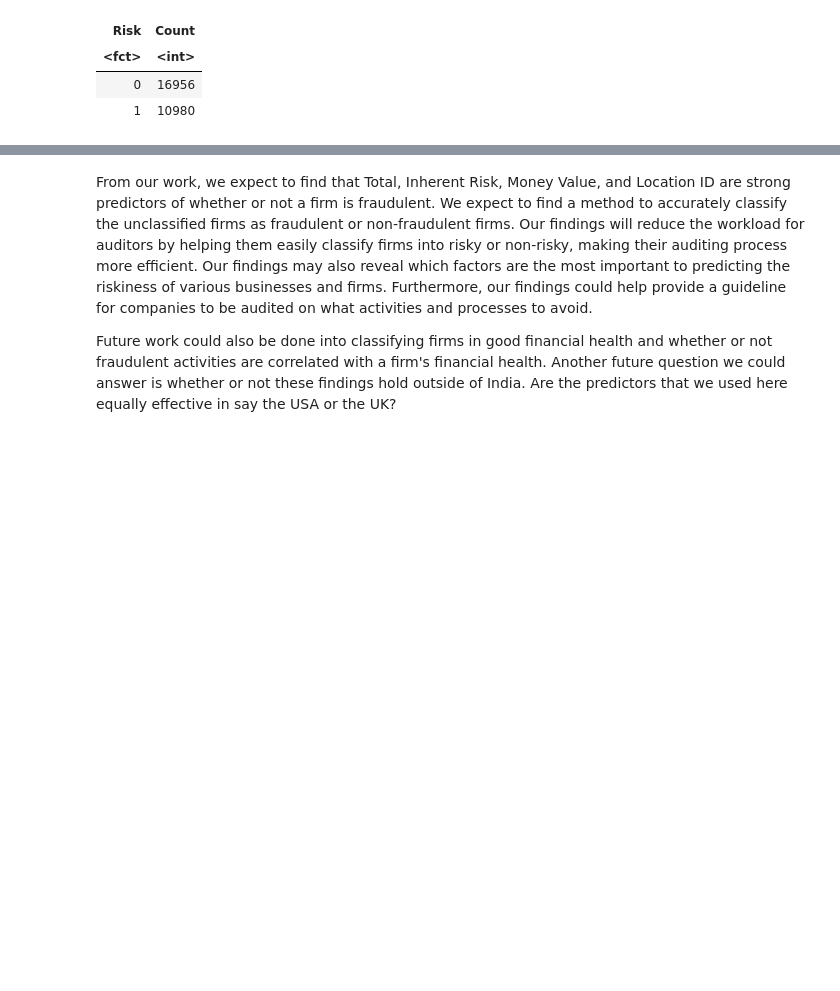
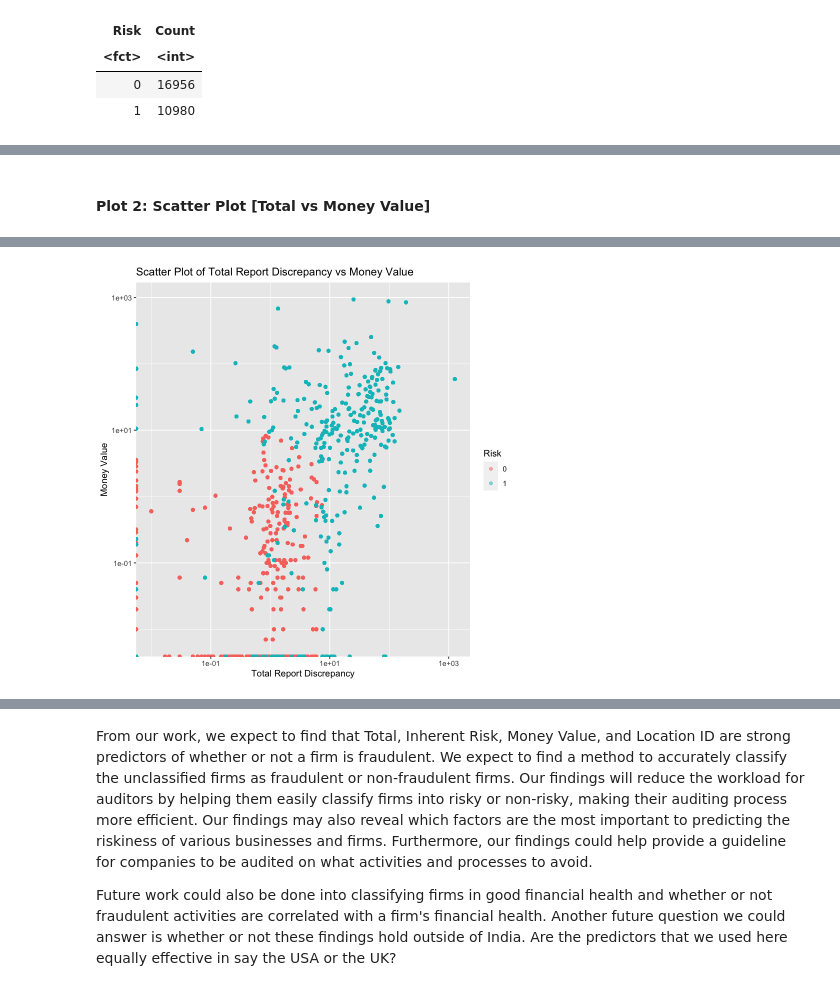
Before and after one commit to montajesaj1/DSCI100-G27, a Jupyter notebook: Project Proposal.ipynb, the cells around one changed output, grey strips where cells are left out. Cells and saved outputs as stored; diff of their text form; code cells hidden in the pictures; blank space fills up the shorter version.

```diff
--- a/Project Proposal.ipynb
+++ b/Project Proposal.ipynb
@@ -144,0 +190,12 @@ A tibble: 2 × 2
+# %% [markdown]
+#### Plot 2: Scatter Plot [Total vs Money Value]
+# %%
+feature_plot2 <- ggplot(risk_train, aes(x = TOTAL, y = Money_Value)) +
+  geom_point(aes(color = Risk), alpha = 0.5) +
+  scale_x_log10() + scale_y_log10() +
+  ggtitle('Scatter Plot of Total Report Discrepancy vs Money Value') +
+  xlab('Total Report Discrepancy') +
+  ylab('Money Value')
+
+feature_plot2
+# %% [output]
@@ -144,0 +208 @@ A tibble: 2 × 2
+[figure, added]
```
Also changed, not shown: parts of 39 cells of this notebook.
